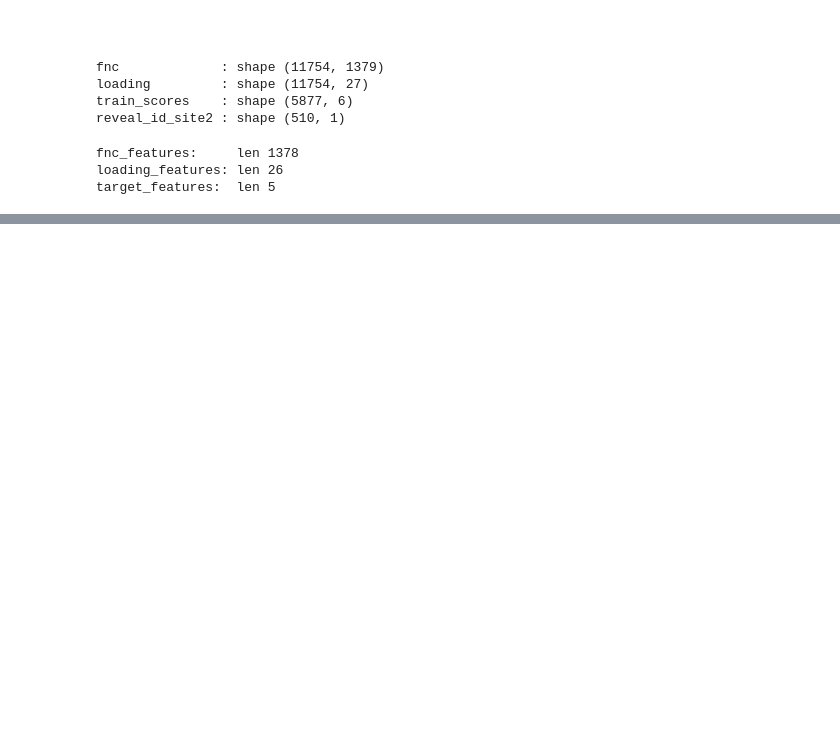
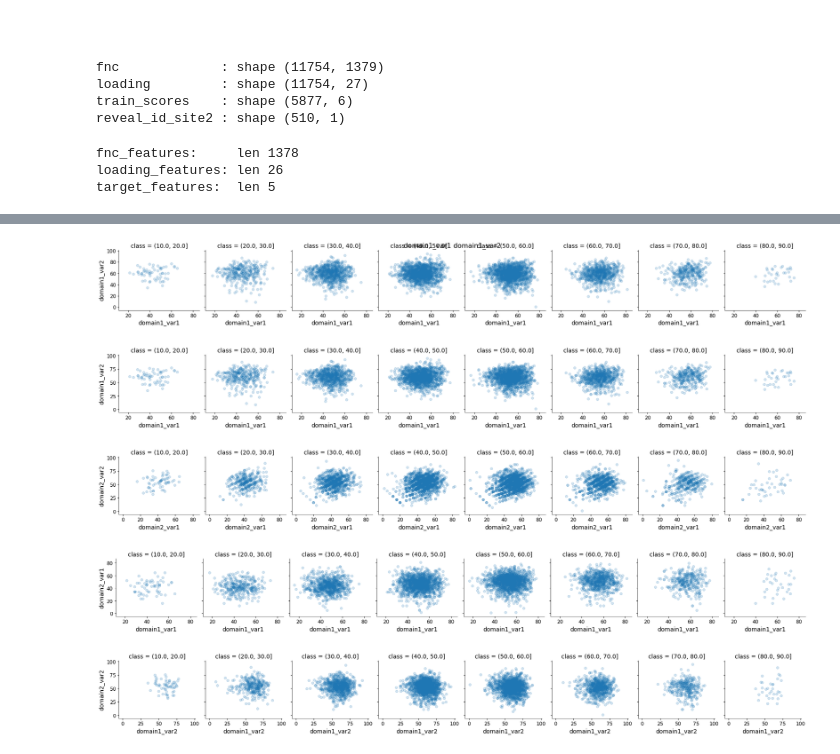
Before and after one commit to libinruan/TReNDS-multi-target-prediction, a Jupyter notebook: StackingModel.ipynb, the cells around one changed output, grey strips where cells are left out. Saved outputs shown, nothing was run; the diff lists cells and outputs as text; code cells hidden in the pictures; blank space fills up the shorter version.

Commit message:
imputation

```diff
--- a/StackingModel.ipynb
+++ b/StackingModel.ipynb
@@ -9,6 +10,12 @@ from sklearn.preprocessing import PolynomialFeatures
 from itertools import combinations
 import functools
 import operator
+# %%
+# To plot pretty figures directly within Jupyter
+import matplotlib as mpl
+mpl.rc('axes', labelsize=14)
+mpl.rc('xtick', labelsize=12)
+mpl.rc('ytick', labelsize=12)
 # %%
 from scipy.stats import ks_2samp
 import lightgbm as lgb
@@ -82,0 +97,7 @@ False
+# %%
+# target_scores
+from itertools import cycle
+color_pal = plt.rcParams['axes.prop_cycle'].by_key()['color']
+color_cycle = cycle(color_pal)
+mess = train_scores.copy()
+mess['class'] = pd.cut(mess.age, bins=np.linspace(10, 90, 9).astype(int))
@@ -82,0 +113,53 @@ False
+# %%
+## skip it in production
+def targetPlotByAgeGroup(df, col1, col2, alpha=0.2):
+    # fig, ax = plt.subplots(constrained_layout=True)
+    g = sns.FacetGrid(df, col='class', margin_titles=True)
+    g = g.map(plt.scatter, col1, col2, alpha=alpha)
+    g.fig.suptitle('testtest')
+    plt.subplots_adjust(top=0.8)
+    plt.show()
+# %% [output]
+[figure, added]
+[figure, added]
+# %%
+targetPlotByAgeGroup(mess, 'domain1_var1', 'domain1_var2')
+targetPlotByAgeGroup(mess, 'domain2_var1', 'domain2_var2')
+targetPlotByAgeGroup(mess, 'domain1_var1', 'domain2_var1')
+targetPlotByAgeGroup(mess, 'domain1_var2', 'domain2_var2')
+# %% [output]
+[figure, added]
+# %%
+##
+# reference: https://bit.ly/2B1MgkM {sklearn tech report}
+# should we do any transformation before using the Iterator imputation? Answer: No need to transform.
+def targetDistributionPlot(logTarget=[]):
+    fig, axs = plt.subplots(ncols=5,nrows=1, figsize=(16,5))
+    for i, col in enumerate(target_features):
+        temp = mess[col]
+        if col in logTarget:
+            temp = np.log(temp)
+        sns.kdeplot(temp, shade=True, ax=axs[i])
+    plt.show()
+targetDistributionPlot(logTarget=[])
+targetDistributionPlot(logTarget=['domain2_var1', 'domain2_var2'])
+# %% [output]
+[figure, added]
+# %%
+sns.boxplot(data=mess.drop(['class','Id','is_train'], axis=1), orient='h')
+plt.show()
+## remove outliers
+temp = mess.set_index('Id').drop(['is_train', 'class'], axis=1)
+q1 = temp.quantile(0.25) # lower quartile
+q3 = temp.quantile(0.75) # upper quartile
+iqr = q3 - q1
+print(iqr)
+print(f'count of outliers by features')
+display(((temp < (q1 - 1.5 * iqr)) | (temp > (q3 + 1.5 * iqr))).sum())
+print(f'entries with any outliers')
+print((((temp < (q1 - 1.5 * iqr)) | (temp > (q3 + 1.5 * iqr))).sum(axis=1) > 0).sum())
+pic2 = ((temp < (q1 - 1.5 * iqr)) | (temp > (q3 + 1.5 * iqr))).any(axis=1)
+cntRemove1 = sum(pic2)
+temp = temp.loc[~pic2].reset_index() # new data frame screening out outliers with ICQ * 1.5 rule
+# %% [output]
+[figure, added]
```
Also changed, not shown: parts of 12 cells of this notebook, 1 other file.
